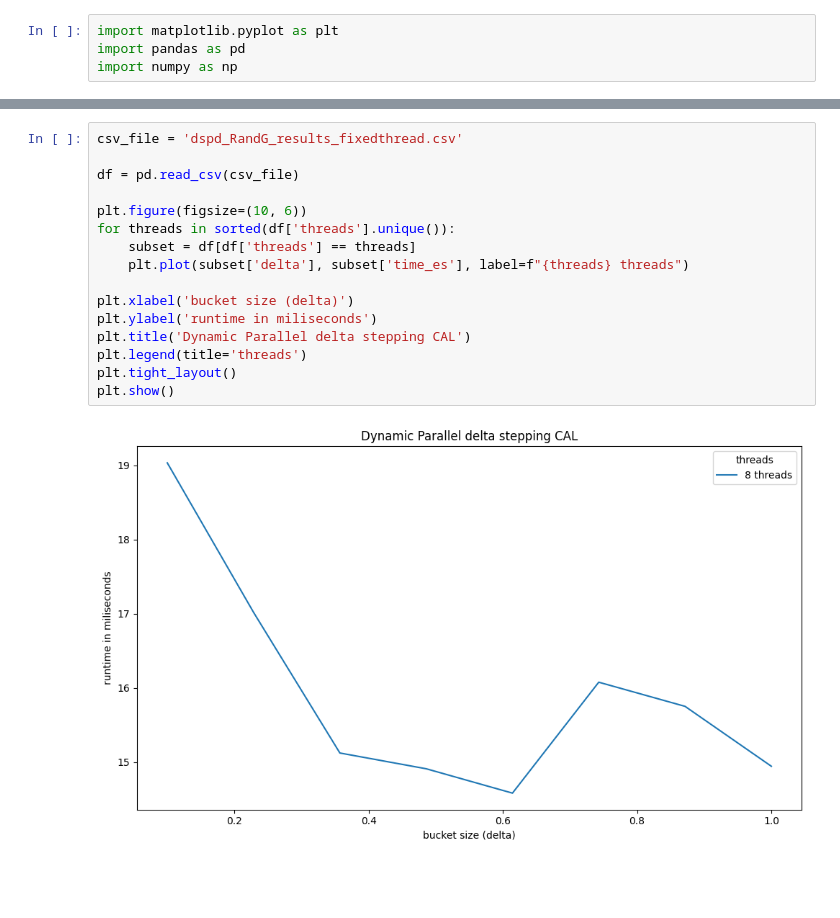
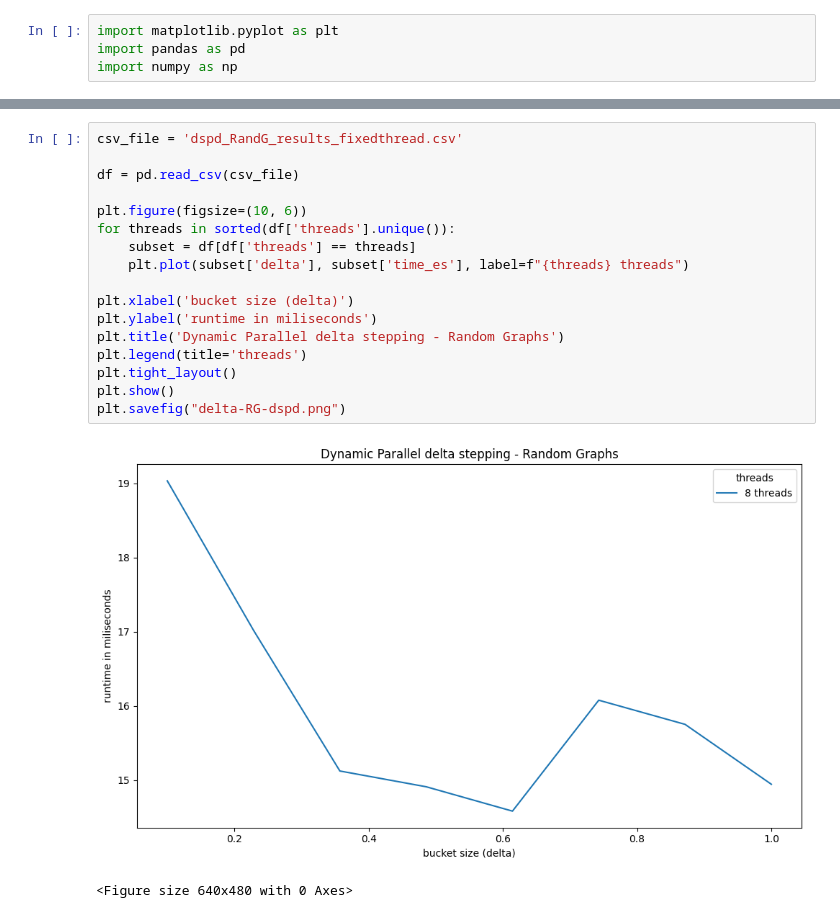
Before and after one commit to bruno-iorio/Concurrent-Project, a Jupyter notebook: benchmarking/plots.ipynb, the cells around one changed output, grey strips where cells are left out. Saved outputs shown, nothing was run; the diff lists cells and outputs as text; blank space fills up the shorter version.

```diff
--- a/benchmarking/Untitled.ipynb
+++ b/benchmarking/plots.ipynb
@@ -97,21 +103,23 @@ plt.show()
 # %%
 csv_file = 'dspd_RandG_results_fixedthread.csv'
 
 df = pd.read_csv(csv_file)
 
 plt.figure(figsize=(10, 6))
 for threads in sorted(df['threads'].unique()):
     subset = df[df['threads'] == threads]
     plt.plot(subset['delta'], subset['time_es'], label=f"{threads} threads")
 
 plt.xlabel('bucket size (delta)')
 plt.ylabel('runtime in miliseconds')
-plt.title('Dynamic Parallel delta stepping CAL')
+plt.title('Dynamic Parallel delta stepping - Random Graphs')
 plt.legend(title='threads')
 plt.tight_layout()
 plt.show()
+plt.savefig("delta-RG-dspd.png")
 # %% [output]
-[figure, old version]
+[figure, new version]
+<Figure size 640x480 with 0 Axes>
 # %%
 csv_file1 = 'dspd_RandG_density_results.csv'
 csv_file2 = 'dsps_RandG_density_results.csv'
```
Also changed, not shown: parts of 7 cells of this notebook, 6 other files.
